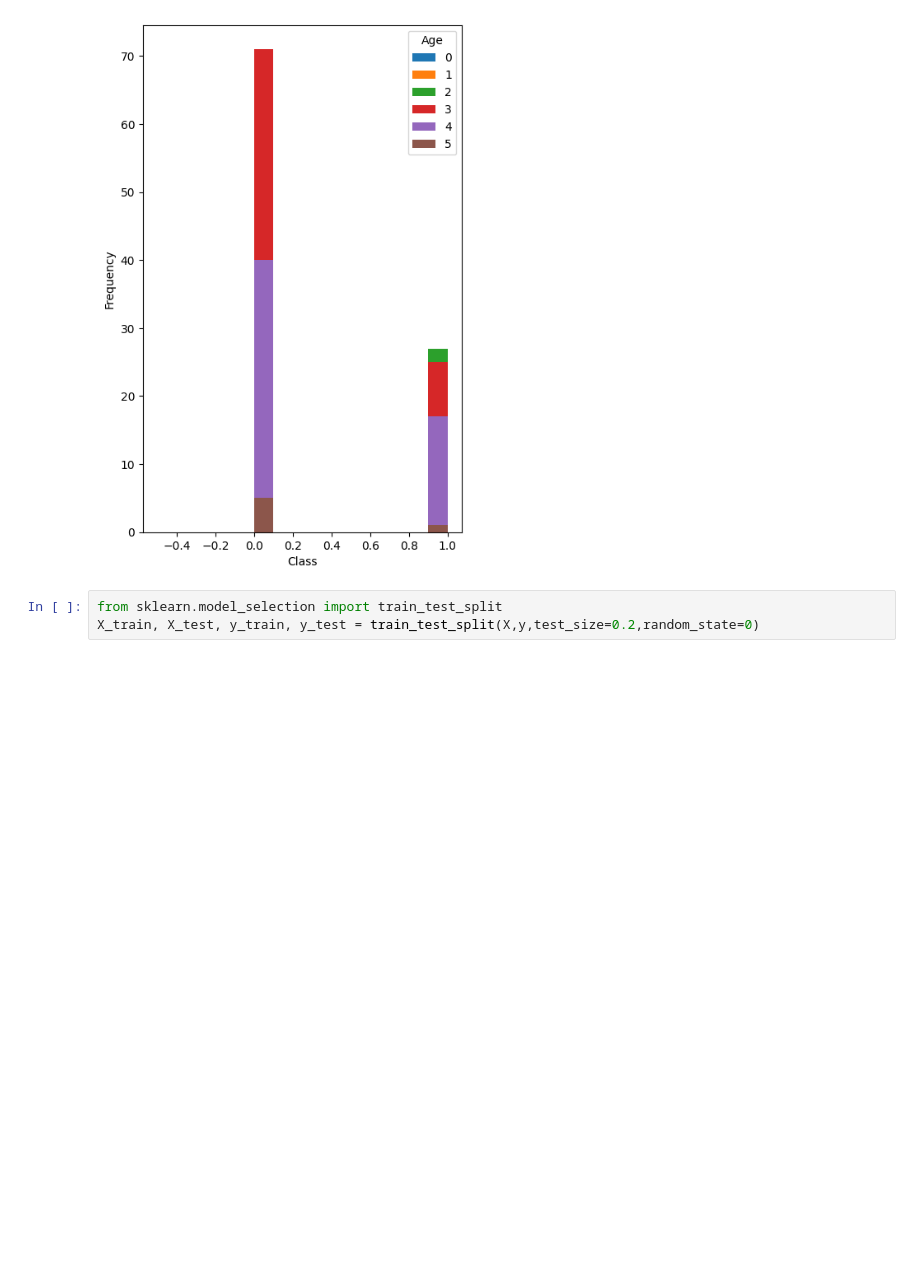
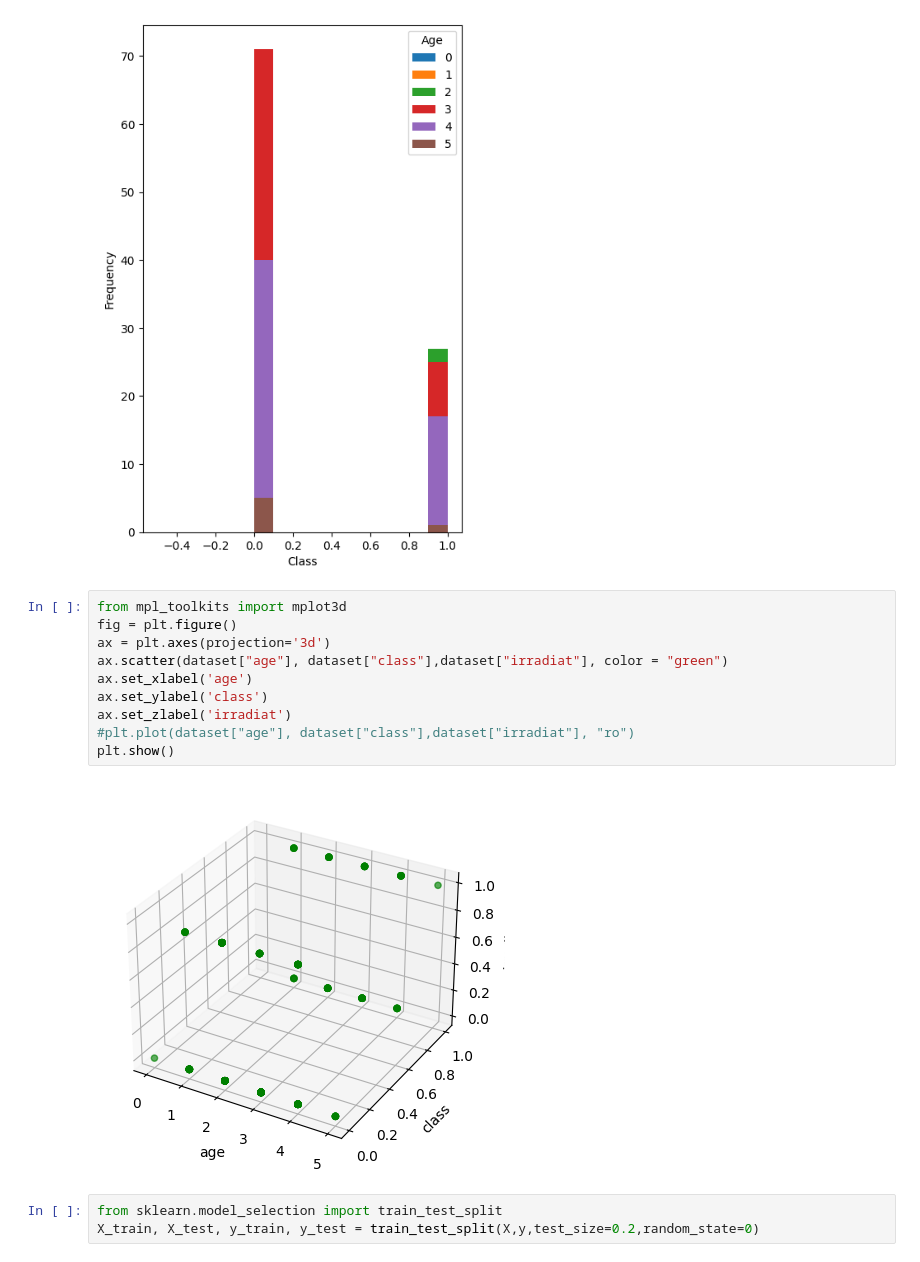
Before and after one commit to AnthonySanchez150/CECS456-Project, a Jupyter notebook: breast_cancer.ipynb, the cells around one changed output. Saved outputs shown, nothing was run; the diff lists cells and outputs as text; blank space fills up the shorter version.

```diff
--- a/breast_cancer.ipynb
+++ b/breast_cancer.ipynb
@@ -142,6 +142,18 @@ plt.xlabel('Class')
 # %% [output]
 Text(0.5, 0, 'Class')
 [figure]
+# %%
+from mpl_toolkits import mplot3d
+fig = plt.figure()
+ax = plt.axes(projection='3d')
+ax.scatter(dataset["age"], dataset["class"],dataset["irradiat"], color = "green")
+ax.set_xlabel('age')
+ax.set_ylabel('class')
+ax.set_zlabel('irradiat')
+#plt.plot(dataset["age"], dataset["class"],dataset["irradiat"], "ro")
+plt.show()
+# %% [output]
+[figure, added]
 # %%
 from sklearn.model_selection import train_test_split
 X_train, X_test, y_train, y_test = train_test_split(X,y,test_size=0.2,random_state=0)
```
Also changed, not shown: parts of 6 cells of this notebook.
